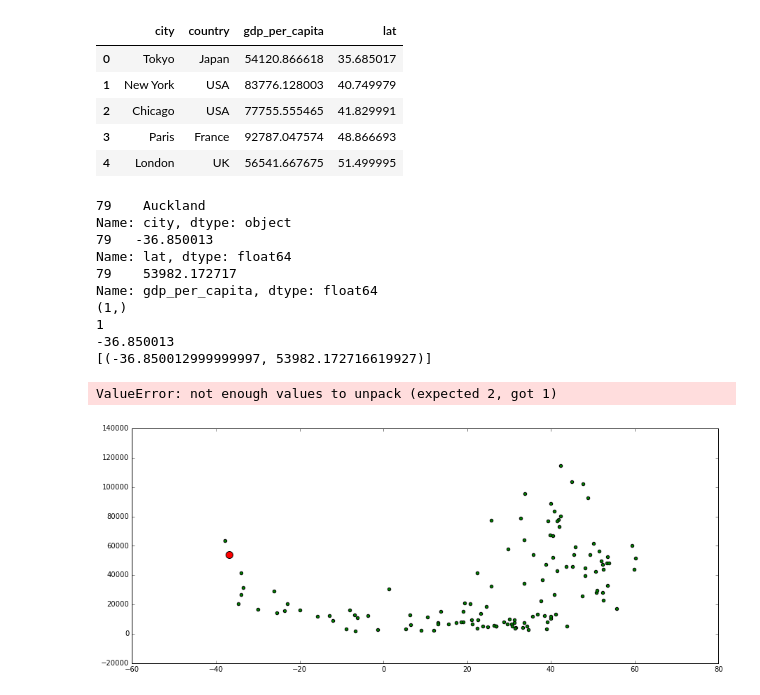
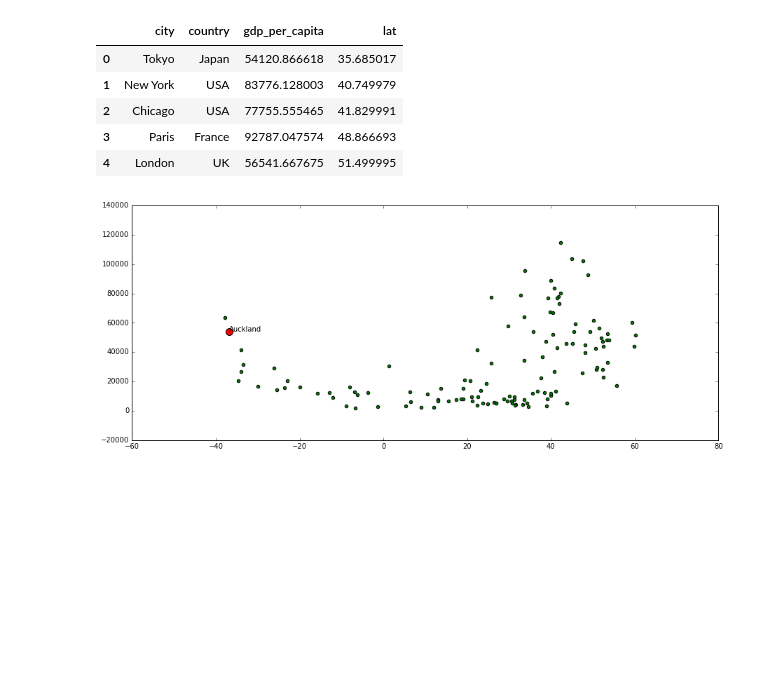
Before and after one commit to pletzer/jupyterMoons, a Jupyter notebook: SWC-NIWA-15Nov2016.ipynb, the cells around one changed output. Drawn from its saved outputs; the diff is of its cells as text; code cells hidden in the pictures; blank space fills up the shorter version.

```diff
--- a/SWC-NIWA-15Nov2016.ipynb
+++ b/SWC-NIWA-15Nov2016.ipynb
@@ -120,0 +114,5 @@ gdp.head()
+# %%
+# renaming columns
+gdp.rename(columns={'City/Urban area': 'city',
+                    'GDP in US$bn 2005': 'GDP',
+                    'Country': 'country'}, inplace=True)
@@ -207,28 +249,10 @@ gdpPerCapita.head()
 # %%
 pylab.scatter(lats, gdp_per_capita, c='g')
 x = gdpPerCapita.loc[df['country'] == 'New Zealand', 'lat']
 y = gdpPerCapita.loc[df['country'] == 'New Zealand', 'gdp_per_capita']
 pylab.scatter(x, y, s=100, c='r')
 labels = gdpPerCapita.loc[df['country'] == 'New Zealand', 'city']
-print(labels)
-print(x)
-print(y)
-print(x.shape)
-print(len(x))
-print(x.iloc[0])
-print(labels)
-positions = [(x.iloc[i], y.iloc[i]) for i in range(len(x))]
-pylab.annotate(labels, positions)
+for i in range(len(x)):
+    pylab.annotate(labels.iloc[i], (x.iloc[i], y.iloc[i]))
 # %% [output]
-79    Auckland
-Name: city, dtype: object
-79   -36.850013
-Name: lat, dtype: float64
-79    53982.172717
-Name: gdp_per_capita, dtype: float64
-(1,)
-1
--36.850013
-[(-36.850012999999997, 53982.172716619927)]
-ValueError: not enough values to unpack (expected 2, got 1)
-[figure, old version]
+[figure, new version]
```
Also changed, not shown: parts of 11 cells of this notebook.
